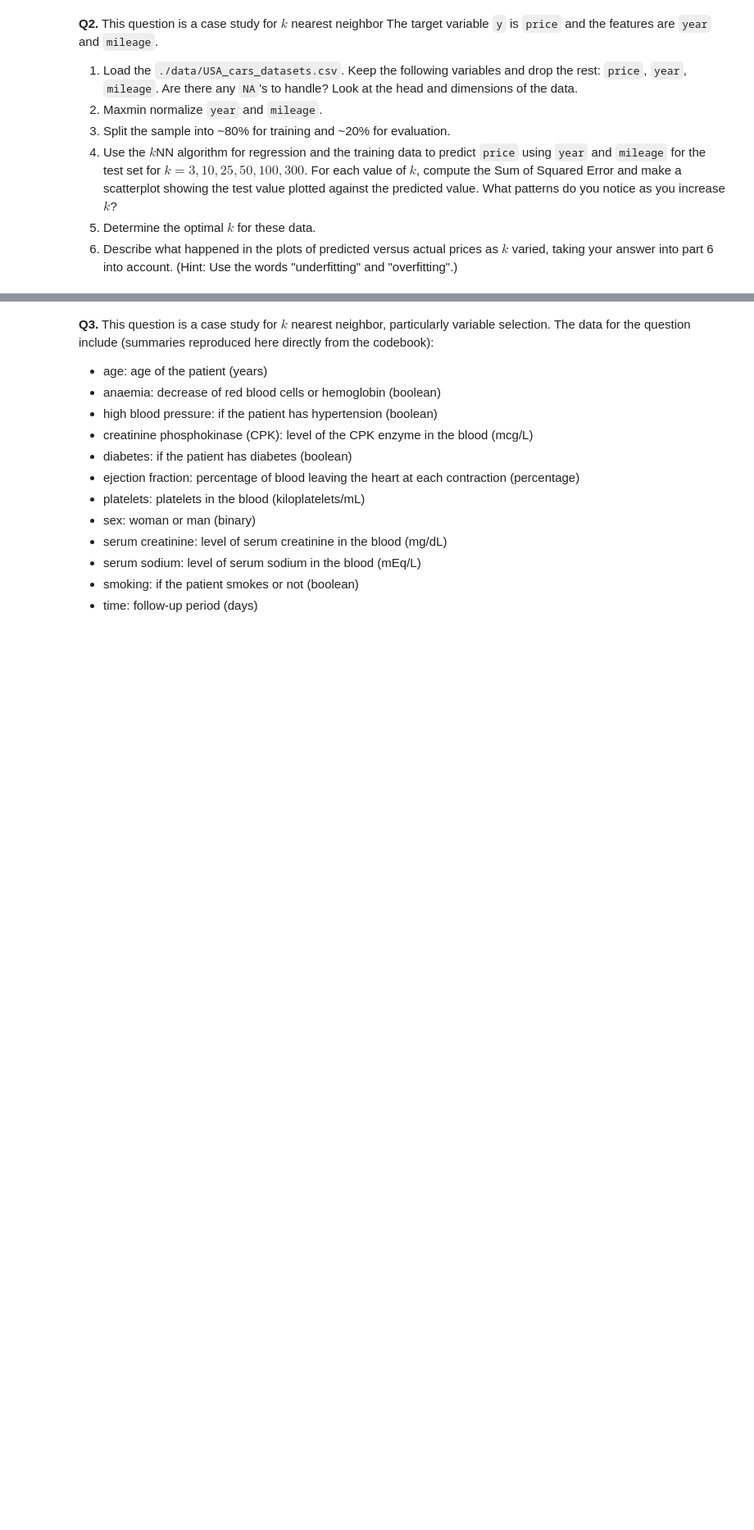
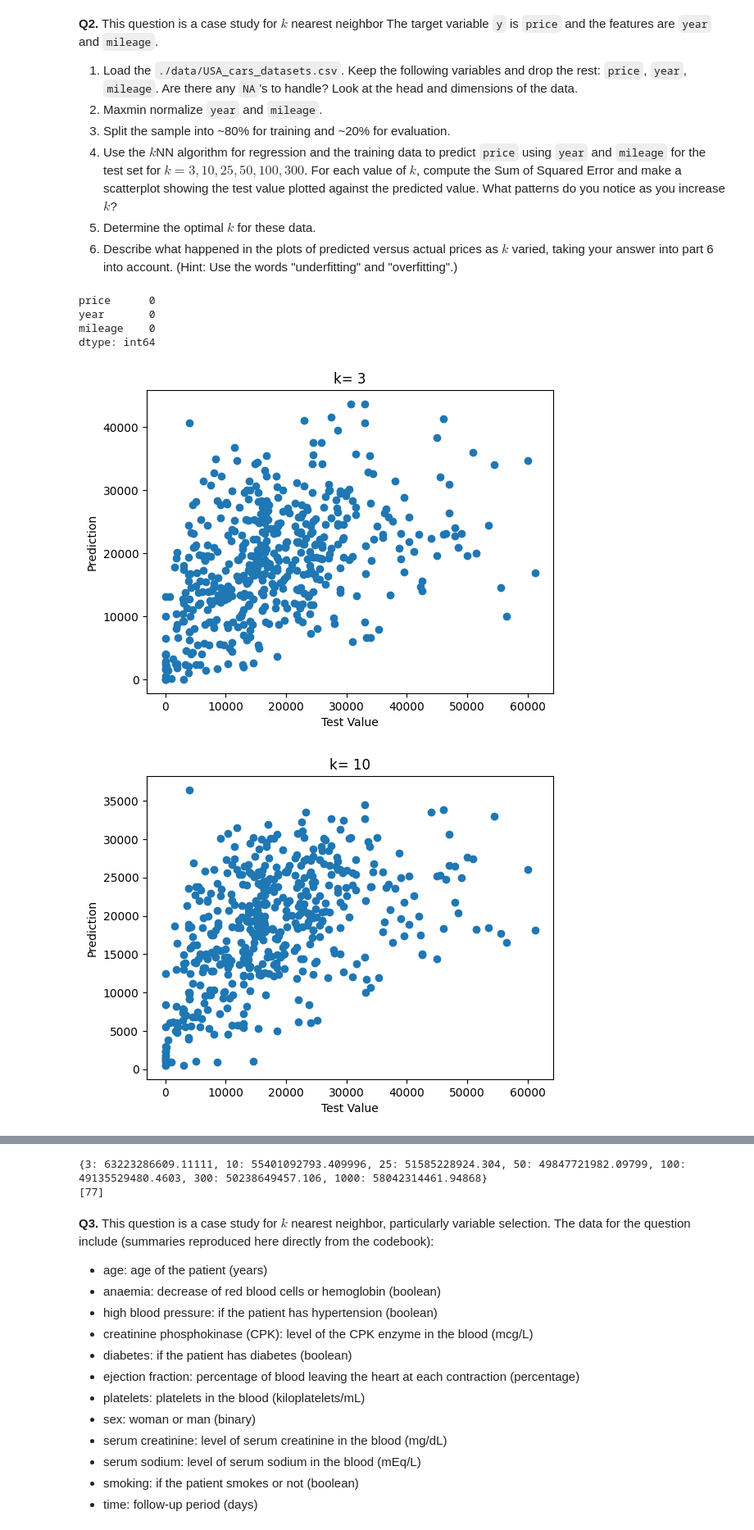
Before and after one commit to ryangunn01/assignment3, a Jupyter notebook: assignment_knn_and_kmc.ipynb, the cells around one changed output, grey strips where cells are left out. Shown: that part at 82% size. Drawn from its saved outputs; the diff is of its cells as text; code cells hidden in the pictures; blank space fills up the shorter version.

```diff
--- a/assignment_knn_and_kmc.ipynb
+++ b/assignment_knn_and_kmc.ipynb
@@ -180,3 +183,66 @@ Accuracy: 0.7019230769230769
 4. Use the $k$NN algorithm for regression and the training data to predict `price` using `year` and `mileage` for the test set for $k=3,10,25,50,100,300$. For each value of $k$, compute the Sum of Squared Error and make a scatterplot showing the test value plotted against the predicted value. What patterns do you notice as you increase $k$?
 5. Determine the optimal $k$ for these data.
 6. Describe what happened in the plots of predicted versus actual prices as $k$ varied, taking your answer into part 6 into account. (Hint: Use the words "underfitting" and "overfitting".)
+# %%
+import pandas as pd
+from sklearn.model_selection import train_test_split
+import matplotlib.pyplot as plt
+from sklearn.neighbors import KNeighborsRegressor as kNNRegressor
+df = pd.read_csv('./data/USA_cars_datasets.csv')
+vars = ['price','year','mileage']
+df = df[vars]
+print(df.isna().sum())
+#No NAs
+df.head()
+def maxmin(z):
+    z = (z-min(z))/(max(z)-min(z))
+    return(z)
+df[['year','mileage']] = df[['year','mileage']].apply(maxmin)
+X = df.loc[:,['year','mileage']]
+y = df['price']
+X_train, X_test, y_train, y_test = train_test_split(X,y,test_size=.2,random_state=100)
+k = [3,10,25,50,100,300,1000]
+SSE_dict = {}
+for i in k:
+  model = kNNRegressor(n_neighbors=i)
+  fitted_model = model.fit(X_train,y_train)
+  prediction = fitted_model.predict(X_test)
+  SSE = np.sum((y_test-prediction)**2)
+  plt.scatter(y_test,prediction)
+  plt.title('k= ' + str(i))
+  plt.xlabel('Test Value')
+  plt.ylabel('Prediction')
+  SSE_dict[i] = SSE
+  plt.show()
+#The graph starts to tend towards the average with increased K. I added k=1000 to the array to see larger difference.
+print(SSE_dict)
+
+#Find the optimal value of k
+k_bar = 100
+k_grid = np.arange(1,k_bar)
+SSE_train = np.zeros(k_bar) #np.zeros creates an array for zeros: aka this creates an array of 100 zero values
+SSE_test = np.zeros(k_bar)
+for k in range(k_bar):
+  model = kNNRegressor(n_neighbors=k+1)
+  fitted_model = model.fit(X_train,y_train)
+  y_hat = fitted_model.predict(X_test)
+  SSE_test[k] = np.sum((y_test-y_hat)**2) #Find the difference between the arrays and square, add them
+  y_hat = fitted_model.predict(X_train)
+  SSE_train[k] = np.sum((y_train - y_hat)**2)
+
+SSE_min = np.min(SSE_test) #We want to find the smallest SSE found in the test set
+min_index = np.where(SSE_test == SSE_min) #Now we want the indices
+k_star = k_grid[min_index] #k_grid is an array 1 - 100
+print(k_star)
+
+#Optimal k value is 77.
+#With lower k values, the model is underfitting, and is too simple to make quality predictions.
+#With higher k values, the model is overfitting, and is too specific to be useful on new data.
+#At 77, we have reached the optimal number of k.
+# %% [output]
+price      0
+year       0
+mileage    0
+dtype: int64
+[figure, added]
+[figure, added]
@@ -183,3 +254,5 @@ Accuracy: 0.7019230769230769
+{3: 63223286609.11111, 10: 55401092793.409996, 25: 51585228924.304, 50: 49847721982.09799, 100: 49135529480.4603, 300: 50238649457.106, 1000: 58042314461.94868}
+[77]
 # %% [markdown]
 **Q3.** This question is a case study for $k$ nearest neighbor, particularly variable selection. The data for the question include (summaries reproduced here directly from the codebook):
 
```
Also changed, not shown: parts of 4 cells of this notebook.
